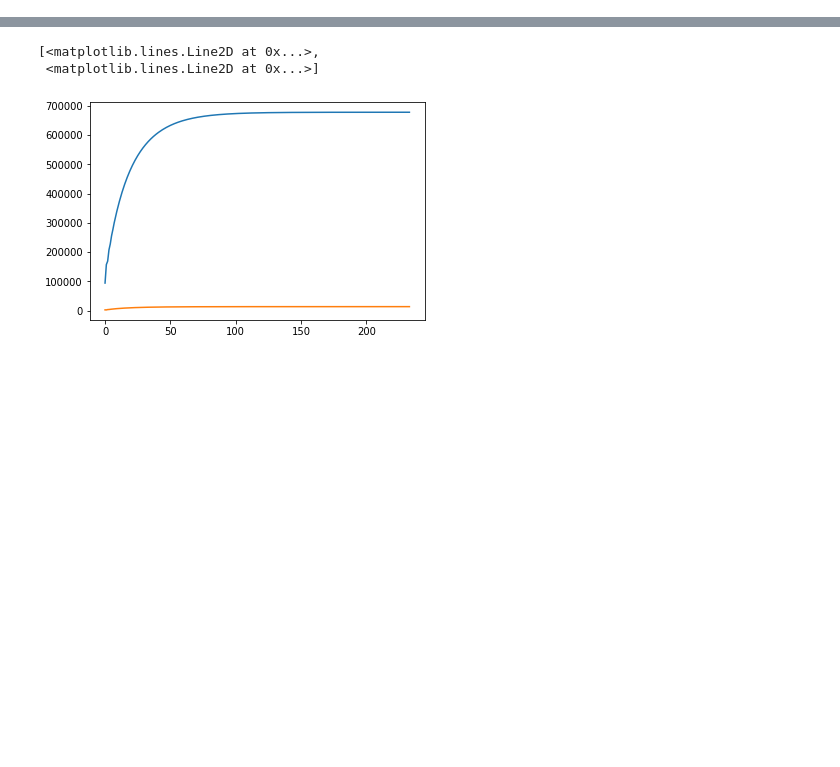
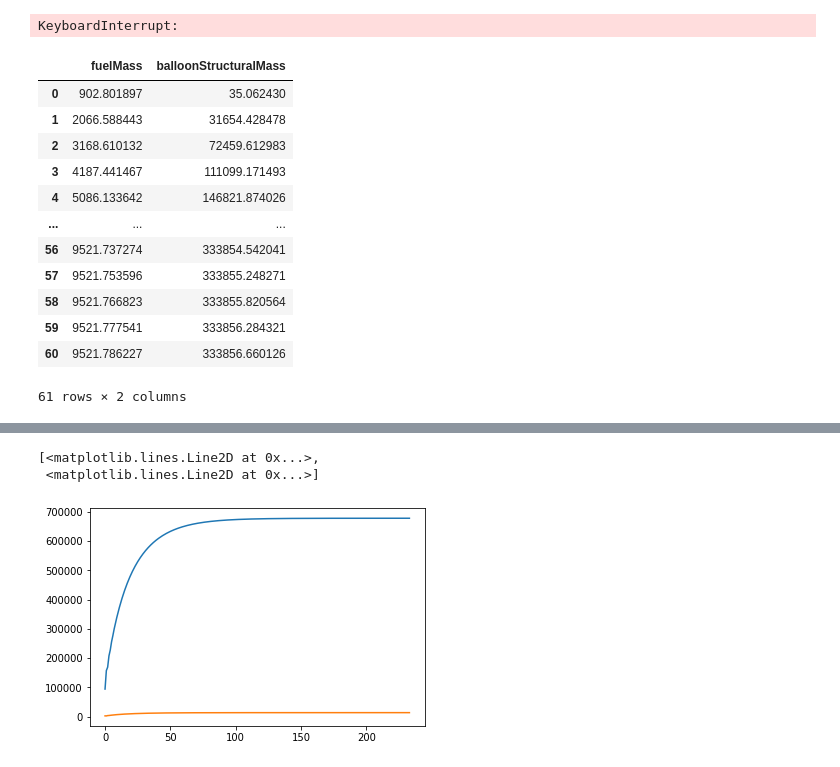
Before and after one commit to sashalikesplanes/AircraftPrelimenaryDesignTool, a Jupyter notebook: DataExploration.ipynb, the cells around one changed output, grey strips where cells are left out. Drawn from its saved outputs; the diff is of its cells as text; code cells hidden in the pictures; blank space fills up the shorter version.

```diff
--- a/DataExploration.ipynb
+++ b/DataExploration.ipynb
@@ -8,6 +9,38 @@ import matplotlib.pyplot as plt
 material_data: dict = load_materials()
 iters = 1000
 
-parameters = openData("design1")
-params, df = conceptualDesign(parameters, material_data, iters)
+fuelMassLst = []
+for i in range(1000000, 3000000, 100000):
+
+
+    parameters = openData("design1")
+    parameters["flightRange"] = i
+    params, df = conceptualDesign(parameters, material_data, iters)
+    fuelMassLst.append(params["fuelMass"])
+
+plt.plot(np.arange(1000000, 3000000, 100000), fuelMassLst)
+# %% [output]
+KeyboardInterrupt:
+# %%
+parameters = openData("design1")
+material_data: dict = load_materials()
+iters = 1000
+params, df = conceptualDesign(parameters, material_data, iters)
+df["liftRatio"] = df["balloonLift"] / (df["totalMass"] * 9.81)
+df["balloonLength"] = df["balloonVolume"] / df["balloonArea"]
+df[["fuelMass", "balloonStructuralMass"]]
+# %% [output]
+|  | fuelMass | balloonStructuralMass |
+| 0 | 902.801897 | 35.062430 |
+| 1 | 2066.588443 | 31654.428478 |
+| 2 | 3168.610132 | 72459.612983 |
+| 3 | 4187.441467 | 111099.171493 |
+| 4 | 5086.133642 | 146821.874026 |
+| ... | ... | ... |
+| 56 | 9521.737274 | 333854.542041 |
+| 57 | 9521.753596 | 333855.248271 |
+| 58 | 9521.766823 | 333855.820564 |
+| 59 | 9521.777541 | 333856.284321 |
+| 60 | 9521.786227 | 333856.660126 |
+61 rows × 2 columns
 # %%
```
Also changed, not shown: parts of 3 cells of this notebook, 1 other file.
